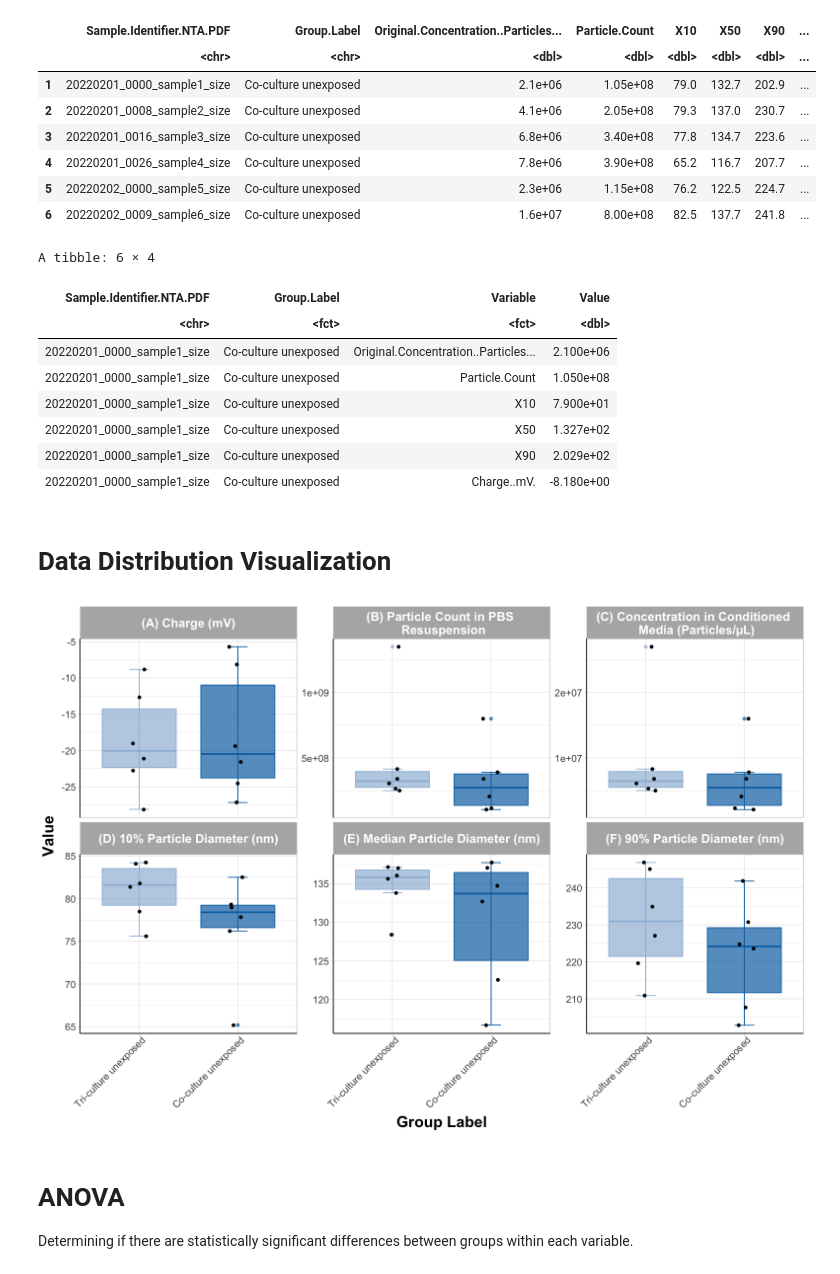
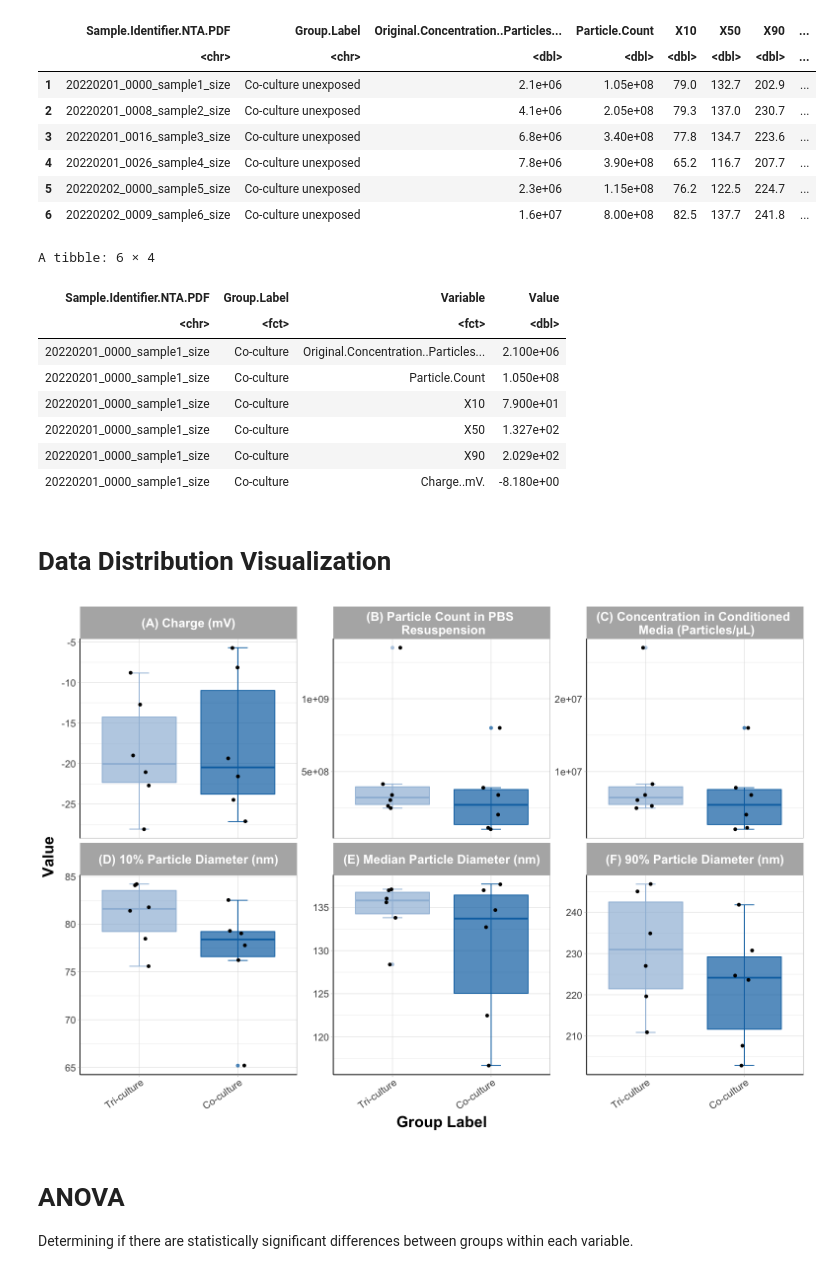
Before and after one commit to UNC-CEMALB/Characterizing-the-Extracellular-Vesicle-Proteomic-Landscape-of-the-Human-Airway-using-In-vitro-Orga, a Jupyter notebook: 4. PDF Data Visualization/PDF Data Visualization (Figure 4).ipynb, the cells around one changed output. Saved outputs shown, nothing was run; the diff lists cells and outputs as text; code cells hidden in the pictures.

```diff
--- a/4. PDF Data Visualization/PDF Data Visualization (Figure 4).ipynb
+++ b/4. PDF Data Visualization/PDF Data Visualization (Figure 4).ipynb
@@ -45,10 +27,11 @@ longer_pdf_data = pdf_data %>%
     drop_na() %>%
     pivot_longer(cols = 3:8, names_to = "Variable", values_to = "Value") %>%
     # removing exposed groups
-    filter(grepl("unexposed", Group.Label))
+    filter(grepl("unexposed", Group.Label)) %>%
+    mutate(Group.Label = ifelse(grepl("Co-culture unexposed", Group.Label), "Co-culture", "Tri-culture"))
 
 #making group labels and variable into a factor
-longer_pdf_data$Group.Label = factor(longer_pdf_data$Group.Label, levels = c("Tri-culture unexposed", "Co-culture unexposed"))
+longer_pdf_data$Group.Label = factor(longer_pdf_data$Group.Label, levels = c("Tri-culture", "Co-culture"))
 longer_pdf_data$Variable = factor(longer_pdf_data$Variable, levels = c("Charge..mV.", "Particle.Count", "Original.Concentration..Particles..µL.",
                                                                        "X10", "X50", "X90"))
 head(longer_pdf_data)
@@ -56,12 +39,12 @@ head(longer_pdf_data)
 A tibble: 6 × 4
 | Sample.Identifier.NTA.PDF | Group.Label | Variable | Value |
 | <chr> | <fct> | <fct> | <dbl> |
-| 20220201_0000_sample1_size | Co-culture unexposed | Original.Concentration..Particles... | 2.100e+06 |
-| 20220201_0000_sample1_size | Co-culture unexposed | Particle.Count | 1.050e+08 |
-| 20220201_0000_sample1_size | Co-culture unexposed | X10 | 7.900e+01 |
-| 20220201_0000_sample1_size | Co-culture unexposed | X50 | 1.327e+02 |
-| 20220201_0000_sample1_size | Co-culture unexposed | X90 | 2.029e+02 |
-| 20220201_0000_sample1_size | Co-culture unexposed | Charge..mV. | -8.180e+00 |
+| 20220201_0000_sample1_size | Co-culture | Original.Concentration..Particles... | 2.100e+06 |
+| 20220201_0000_sample1_size | Co-culture | Particle.Count | 1.050e+08 |
+| 20220201_0000_sample1_size | Co-culture | X10 | 7.900e+01 |
+| 20220201_0000_sample1_size | Co-culture | X50 | 1.327e+02 |
+| 20220201_0000_sample1_size | Co-culture | X90 | 2.029e+02 |
+| 20220201_0000_sample1_size | Co-culture | Charge..mV. | -8.180e+00 |
 # %% [markdown]
 # Data Distribution Visualization
 # %%
@@ -72,28 +55,28 @@ facet_names = as_labeller(c("Charge..mV." = "(A) Charge (mV)", "Original.Concent
 # %%
 options(repr.plot.width=13, repr.plot.height=9) #changing size
 Figure4 = ggplot(data = longer_pdf_data, aes(x = Group.Label, y = Value)) +
   stat_boxplot(geom = "errorbar", width = 0.2, aes(color = Group.Label)) + # changes width of whiskers
   geom_boxplot(aes(color = Group.Label, fill = Group.Label), alpha = 0.7) +
   geom_point(position = position_jitter(w = 0.1), alpha = 1) +
 
   facet_wrap(~Variable, scales = "free_y", labeller = as_labeller(facet_names)) +
 
   theme_light() +
-  theme(axis.text.x = element_text(angle = 45, hjust = 0.97), #rotating x labels/ moving x labels slightly to the left
+  theme(axis.text.x = element_text(angle = 35, hjust = 0.97), #rotating x labels/ moving x labels slightly to the left
         axis.line = element_line(colour = "black"), #making x and y axes black
         axis.text = element_text(size = 12), #changing size of x axis labels
         axis.title = element_text(face = "bold", size = rel(1.7)), #changes axis titles
         legend.position = "none",
         strip.text.x = element_text(size = 15, face = "bold"), #changes size of facet x axis
         strip.text.y = element_text(size = 15, face = "bold")) + #changes size of facet y axis
   xlab('Group Label') + ylab('Value') +
 
 scale_color_manual(values = c('#9ebcda','#0570b0','#bb8bce','#6e016b')) +
 scale_fill_manual(values = c('#9ebcda','#0570b0','#bb8bce','#6e016b'))
 
 Figure4
 # %% [output]
-[figure, old version]
+[figure, new version]
 # %%
 # exporting figure
 ggsave(Figure4,
```
Also changed, not shown: parts of 1 cell of this notebook.
